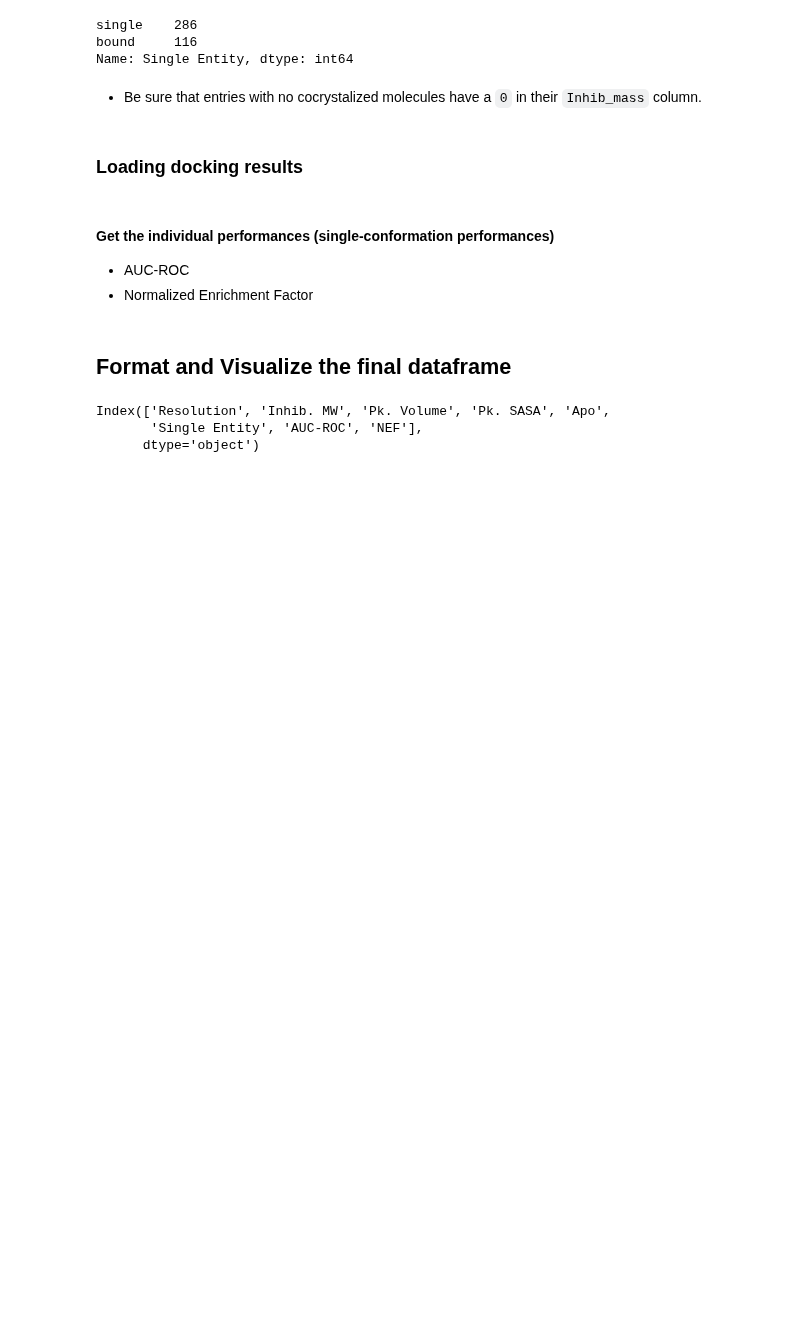
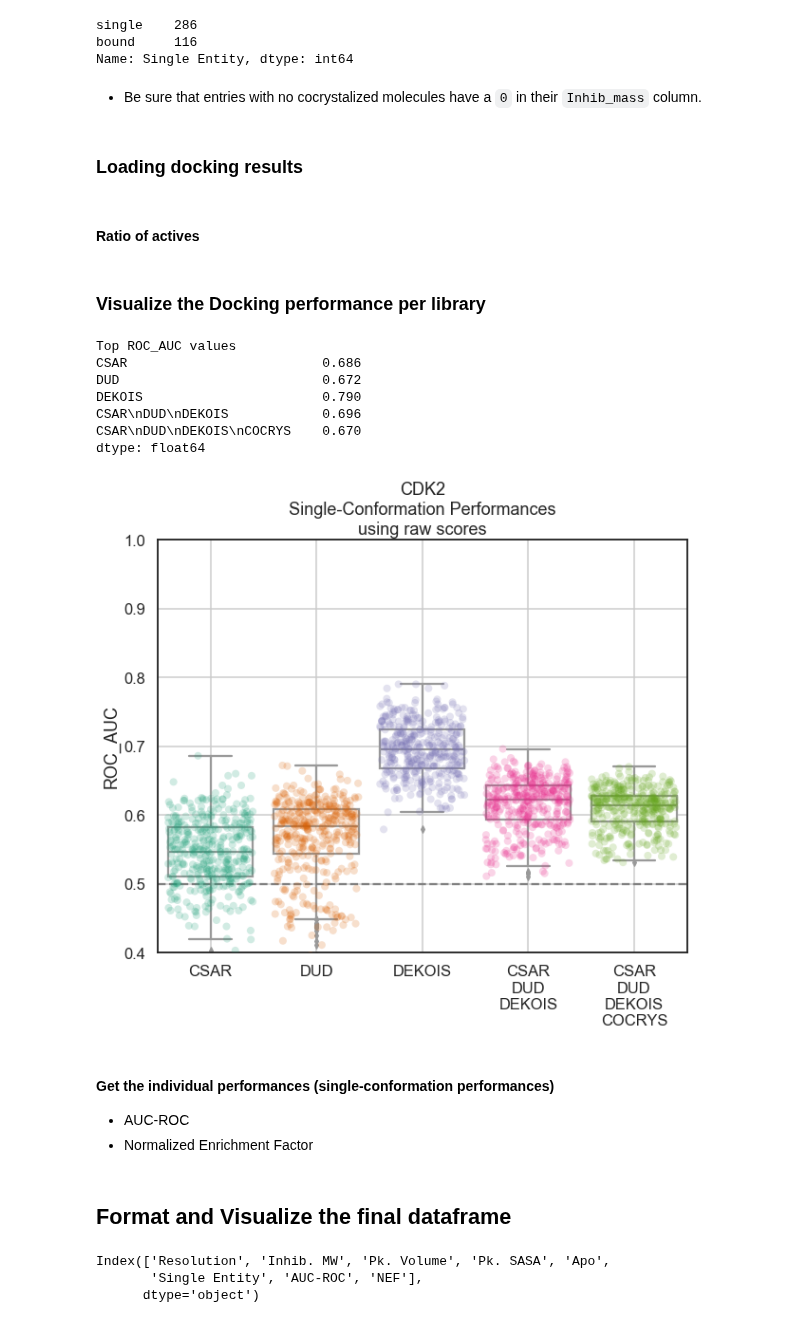
Before and after one commit to jRicciL/ML-ensemble-docking, a Jupyter notebook: cdk2/4_Ensemble_docking_results/3_Ensemble_Docking_results_per_conformation.ipynb, the cells around one changed output. Saved outputs shown, nothing was run; the diff lists cells and outputs as text; code cells hidden in the pictures; blank space fills up the shorter version.

Commit message:
EDA of ensemble docking results

```diff
--- a/cdk2/4_Ensemble_docking_results/3_Ensemble_Docking_results_per_conformation.ipynb
+++ b/cdk2/4_Ensemble_docking_results/3_Ensemble_Docking_results_per_conformation.ipynb
@@ -83,12 +88,57 @@ df_dk_res = pd.read_pickle(file_name)
 
 # Extract the features columns: Docking scores
 X_dksc = df_dk_res.drop('activity', axis = 1)
-X = X_dksc.values
+X = X_dksc
 # Extract the response variable: Activity
-y = df_dk_res['activity'].values
+y = df_dk_res['activity']
+# %% [markdown]
+#### Ratio of actives
 # %%
 # Proportion of active molecules R_2
 R_a = round(y.sum() / len(y), 4)
+# %% [markdown]
+### Visualize the Docking performance per library
+# %%
+metric_name = 'roc_auc'
+metric_kwargs = {'metric_name': metric_name}
+libraries = ['CSAR', 'DUD', 'DEKOIS', 'CSAR_DUD_DEKOIS', 'CSAR_DUD_DEKOIS_COCRYS']
+
+raw_performances = []
+for lib in libraries:
+    df_perfs = PlotMetric(y_true = y.loc[lib.split('_')],
+               df_predictions = X.loc[lib.split('_')],
+               decreasing = True,
+              ).format_metric_results(**metric_kwargs)
+    raw_performances.append(df_perfs)
+
+raw_performances_per_conf = pd.concat(
+                                raw_performances,
+                                keys = [lib.replace('_', '\n')
+                                        for lib in libraries],
+                                axis = 1)\
+                        .droplevel(1, axis = 1)
+# %%
+fig = plt.figure(figsize = (10,8))
+ax = sns.stripplot(data = raw_performances_per_conf,
+                   jitter = 0.4, alpha = 0.2, size = 8)
+sns.boxplot(data = raw_performances_per_conf, color = '#FFFFFFFF')
+ax.set(ylim = (0.4,1),
+       title = f'{prot_name.upper()}' +
+       '\nSingle-Conformation Performances\nusing raw scores',
+       ylabel = f'{metric_name.upper()}')
+plt.axhline(0.5, label = 'Random', color = 'gray', ls = '--')
+ax.grid()
+print(f'Top {metric_name.upper()} values')
+print(raw_performances_per_conf.max(axis = 0))
+# %% [output]
+Top ROC_AUC values
+CSAR                         0.686
+DUD                          0.672
+DEKOIS                       0.790
+CSAR\nDUD\nDEKOIS            0.696
+CSAR\nDUD\nDEKOIS\nCOCRYS    0.670
+dtype: float64
+[figure, added]
 # %% [markdown]
 #### Get the individual performances (single-conformation performances)
 - AUC-ROC
```
Also changed, not shown: parts of 1 cell of this notebook, 3 other files.
